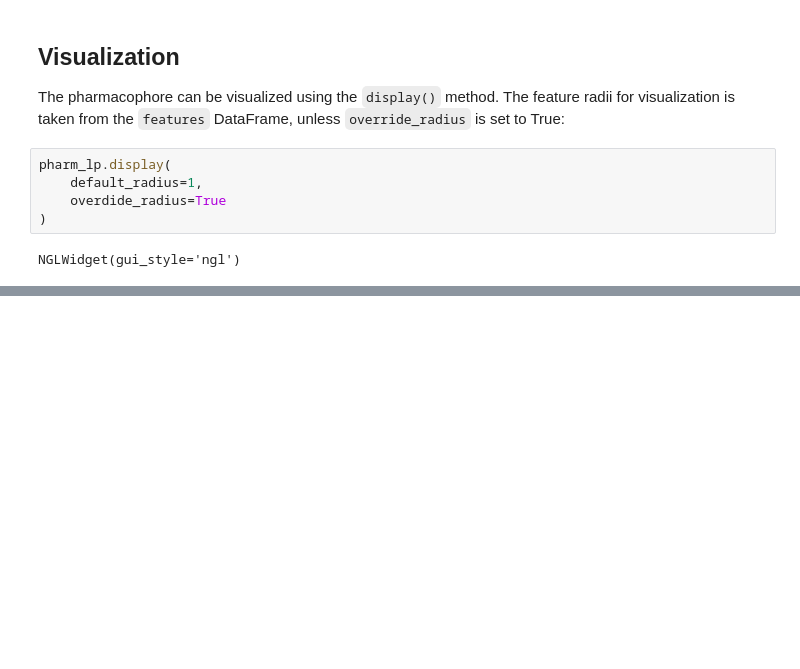
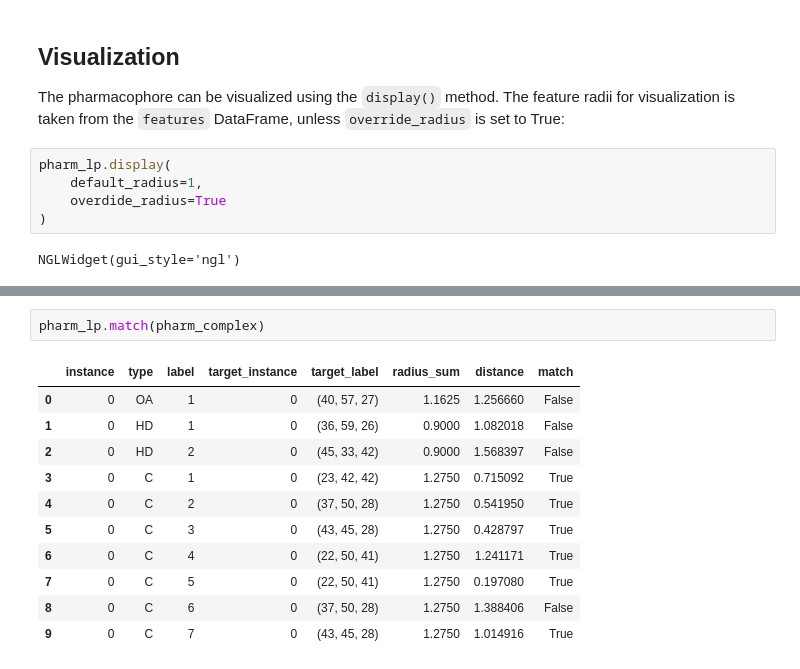
Before and after one commit to AAriam/opencadd, a Jupyter notebook: t2fpharm/docs/7_pharmacophore.ipynb, the cells around one changed output, grey strips where cells are left out. Saved outputs shown, nothing was run; the diff lists cells and outputs as text; blank space fills up the shorter version.

```diff
--- a/t2fpharm/docs/7_pharmacophore.ipynb
+++ b/t2fpharm/docs/7_pharmacophore.ipynb
@@ -93,0 +117,14 @@ NGLWidget(gui_style='ngl')
+# %%
+pharm_lp.match(pharm_complex)
+# %% [output]
+|  | instance | type | label | target_instance | target_label | radius_sum | distance | match |
+| 0 | 0 | OA | 1 | 0 | (40, 57, 27) | 1.1625 | 1.256660 | False |
+| 1 | 0 | HD | 1 | 0 | (36, 59, 26) | 0.9000 | 1.082018 | False |
+| 2 | 0 | HD | 2 | 0 | (45, 33, 42) | 0.9000 | 1.568397 | False |
+| 3 | 0 | C | 1 | 0 | (23, 42, 42) | 1.2750 | 0.715092 | True |
+| 4 | 0 | C | 2 | 0 | (37, 50, 28) | 1.2750 | 0.541950 | True |
+| 5 | 0 | C | 3 | 0 | (43, 45, 28) | 1.2750 | 0.428797 | True |
+| 6 | 0 | C | 4 | 0 | (22, 50, 41) | 1.2750 | 1.241171 | True |
+| 7 | 0 | C | 5 | 0 | (22, 50, 41) | 1.2750 | 0.197080 | True |
+| 8 | 0 | C | 6 | 0 | (37, 50, 28) | 1.2750 | 1.388406 | False |
+| 9 | 0 | C | 7 | 0 | (43, 45, 28) | 1.2750 | 1.014916 | True |
```
Also changed, not shown: parts of 6 cells of this notebook, 8 other files.
